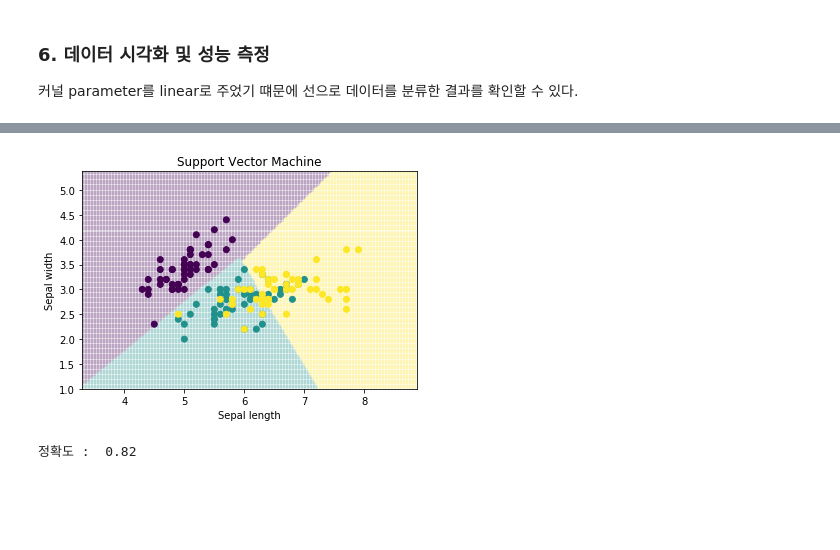
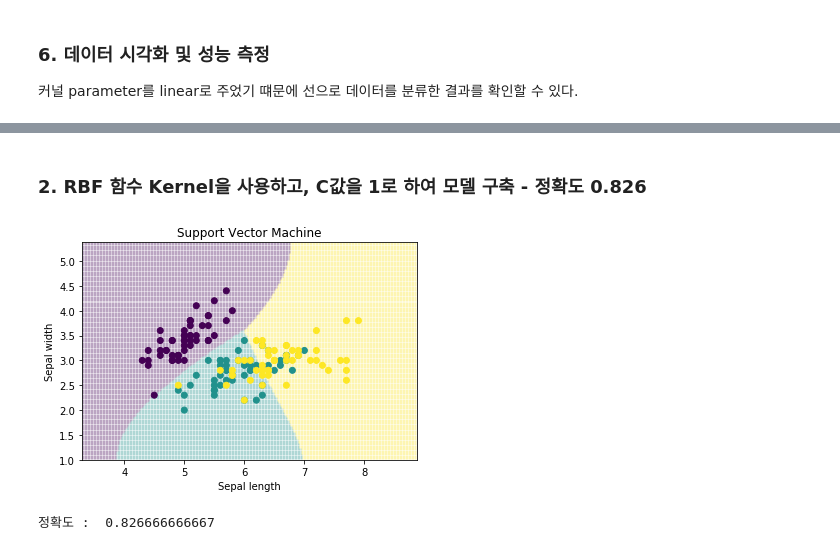
Before and after one commit to lcgkiller/kmooc_data_analysis, a Jupyter notebook: 9주차. SVM을 이용한 데이터 분석.ipynb, the cells around one changed output, grey strips where cells are left out. Saved outputs shown, nothing was run; the diff lists cells and outputs as text; code cells hidden in the pictures; blank space fills up the shorter version.

```diff
--- a/9주차. SVM을 이용한 데이터 분석.ipynb
+++ b/9주차. SVM을 이용한 데이터 분석.ipynb
@@ -73,16 +253,17 @@ xx, yy = np.meshgrid(np.arange(x_min, x_max, plot_unit), np.arange(y_min, y_max,
+# %% [markdown]
+### 2. RBF 함수 Kernel을 사용하고, C값을 1로 하여 모델 구축 - 정확도 0.826
 # %%
-z = SVM.predict(np.c_[xx.ravel(), yy.ravel()]) # xx와 yy 변수에 저장된 행렬의 1행부터 순차적으로 값을 불러와서 1차원 배열을 만든다.
-                                                                # 이렇게 만든 배열을 np.c_[ ] 함수를 이용해 배열에 열을 추가한 뒤에, 학습된 SVM 모델에 데이터를 입력한 후,
-                                                                # 어떤 class의 값인지 분류한 값을 z라고 하는 변수에 저장한다.
-z = z.reshape(xx.shape)# z변수의 차원을 xx변수의 차원과 같은 차원으로 '재형성'한 다음에 다시 z 변수에 저장한다. 해당 차원을 같게 만들어준 이유는 plot을 할 때 같은 차원의 데이터를 사용해야 하기 떄문이다.
-plt.pcolormesh(xx, yy, z, alpha=0.1) # 입력받은 3개의 데이터를 그래프로 표현한다.
-plt.scatter(x[:,0], x[:, 1], c=y) # x변수 첫 번째 컬럼에 저장된 데이터를 x축, 두 번째 컬럼을 y축으로 하여 산점도를 그린다.
+SVM = svm.SVC(kernel='rbf', C=1).fit(x, y)
+rbf_z = SVM.predict(np.c_[xx.ravel(), yy.ravel()])
+rbf_z = rbf_z.reshape(xx.shape)
+plt.pcolormesh(xx, yy, rbf_z, alpha=0.1)
+plt.scatter(x[:,0], x[:, 1], c=y)
 plt.xlabel('Sepal length') # x축 이름 설정
 plt.ylabel('Sepal width') # y축 이름 설정
 plt.xlim(xx.min(), xx.max()) # plot으로 보여줄 x축의 범위를 xx.min() 값에서 xx.max()라고 하는 함수의 리턴값을 지정해서 보여준다.
 plt.title('Support Vector Machine') # plot의 제목 설정
 plt.show() # 입력된 plot을 화면에 출력한다.
 print("정확도 : ", SVM.score(X=x, y=y)) # 학습된 SVM모델을 통해서 입력된 데이터를 분류한 뒤에 실제 값과 비교해 분류 정확도를 출력
 # %% [output]
-[figure, old version]
+[figure, new version]
-정확도 :  0.82
+정확도 :  0.826666666667
```
Also changed, not shown: parts of 19 cells of this notebook.
